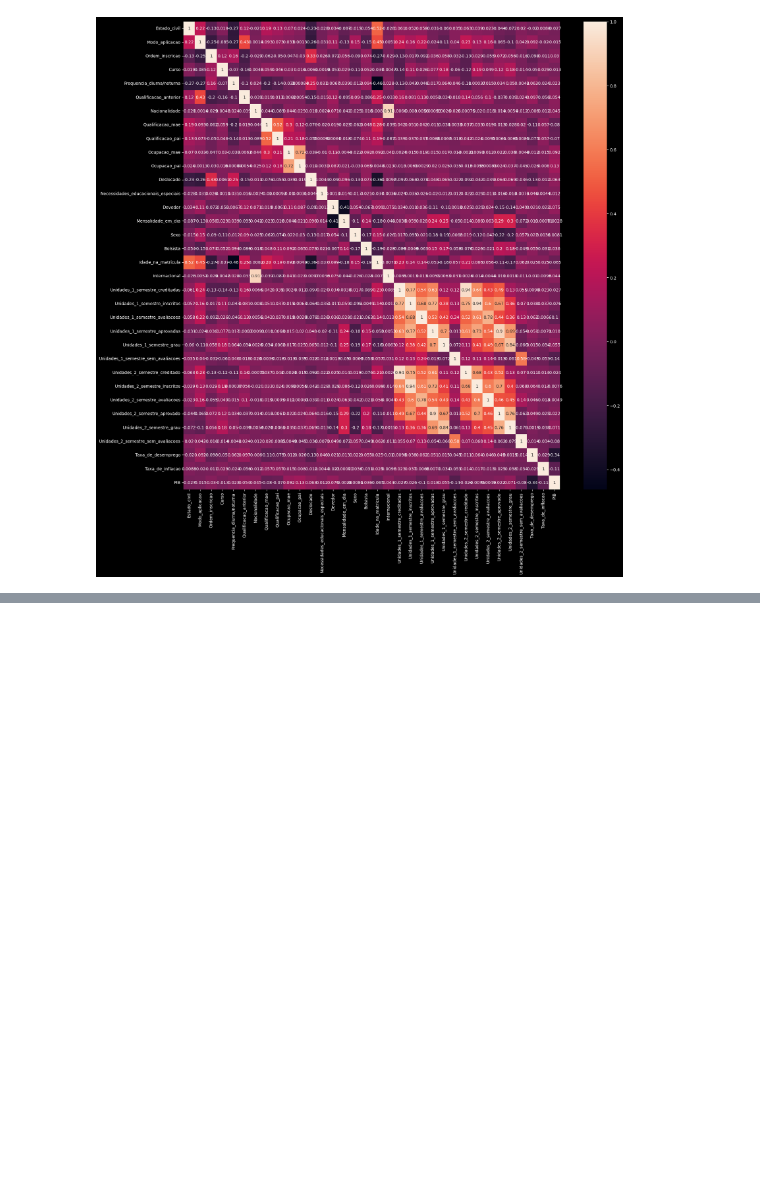
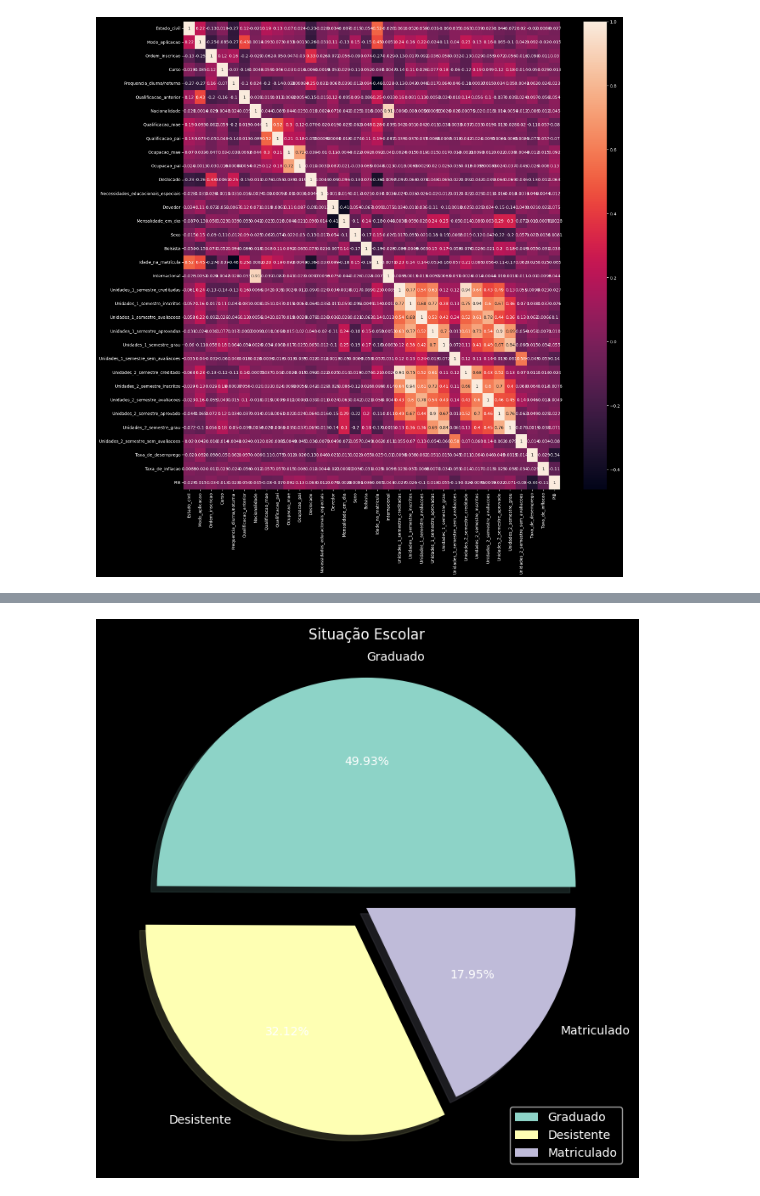
Before and after one commit to Joao-Inacio/Labs, a Jupyter notebook: Predict students/students.ipynb, the cells around one changed output, grey strips where cells are left out. Saved outputs shown, nothing was run; the diff lists cells and outputs as text; code cells hidden in the pictures; blank space fills up the shorter version.

```diff
--- a/Predict students/students.ipynb
+++ b/Predict students/students.ipynb
@@ -184,0 +185,7 @@ sns.catplot(x='Alvo', y='Idade_na_matricula', data=ds, hue='Sexo');
+# %%
+plt.figure(figsize=(8,8))
+plt.title('Situação Escolar')
+plt.pie(ds['Situacao'].value_counts(), labels=['Graduado', 'Desistente', 'Matriculado'], explode=(0.1, 0.1, 0.0), autopct='%1.2f%%', shadow=True)
+plt.legend(loc='lower right');
+# %% [output]
+[figure, added]
```
Also changed, not shown: parts of 6 cells of this notebook.
